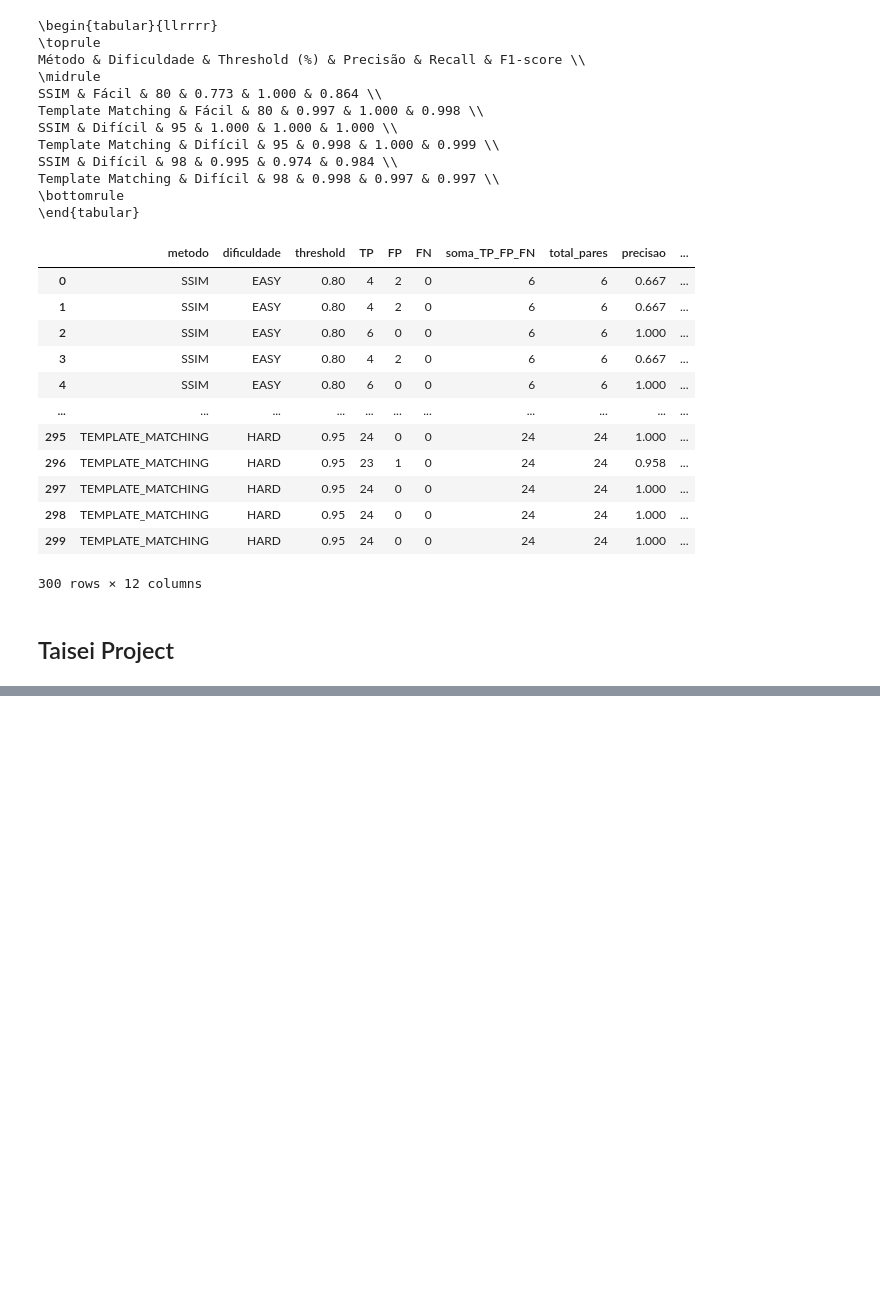
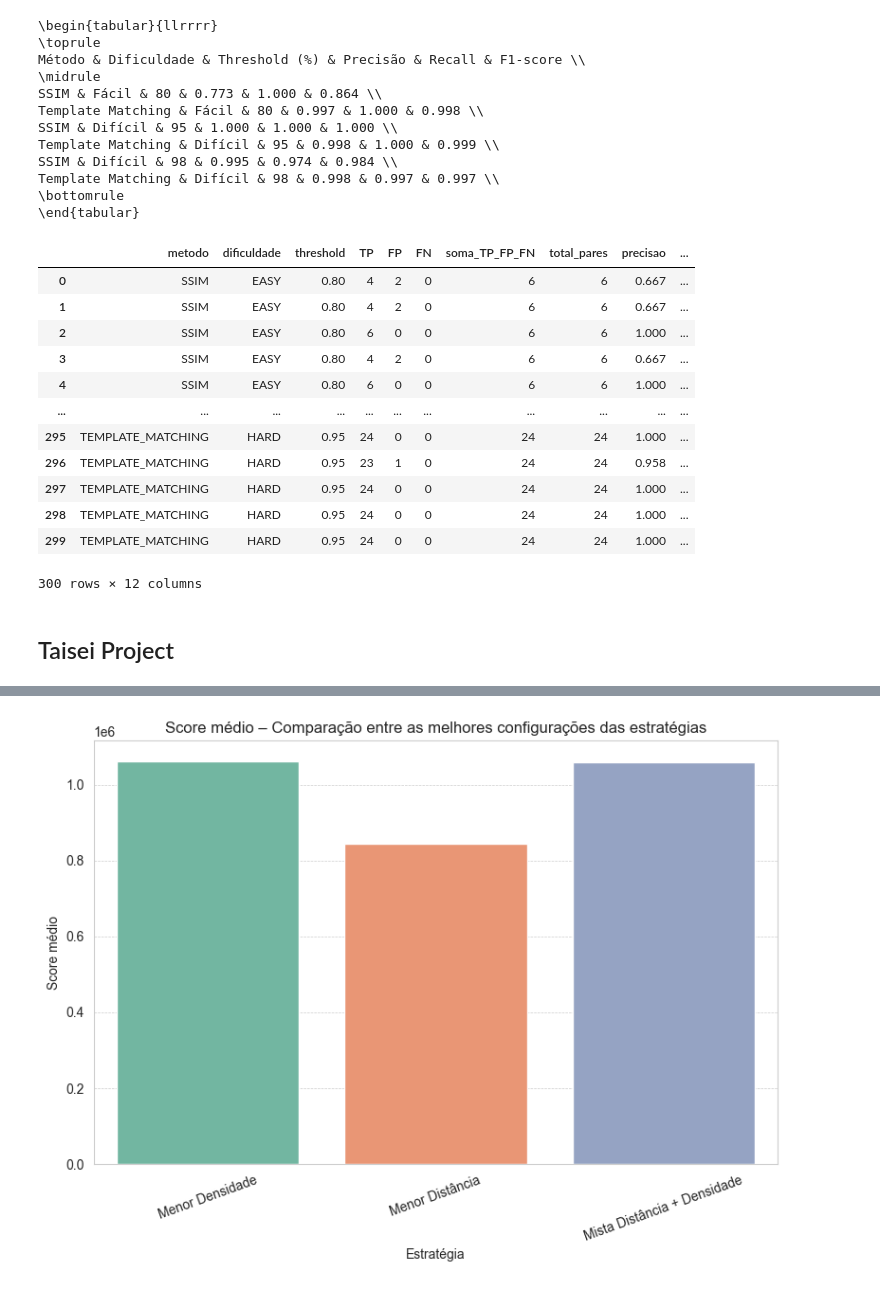
Before and after one commit to LiloMarino/GameBots, a Jupyter notebook: estatisticas.ipynb, the cells around one changed output, grey strips where cells are left out. Drawn from its saved outputs; the diff is of its cells as text; code cells hidden in the pictures; blank space fills up the shorter version.

Commit message:
feat(taiseiproject): :sparkles: Adicionado gráficos das melhores configs

```diff
--- a/estatisticas.ipynb
+++ b/estatisticas.ipynb
@@ -1136,3 +1136,82 @@ Travel Time (multiplicador) & Mínimo & Máximo & Média & Desvio Padrão \\
 \bottomrule
 \end{tabular}
 ... (6 outputs left out)
+# %%
+import pandas as pd
+import matplotlib.pyplot as plt
+import seaborn as sns
+from pathlib import Path
+# -------------------------------
+# Carrega o novo dataframe
+# -------------------------------
+RESULTS_DIR = Path("resultados")
+df_raw = pd.read_parquet(RESULTS_DIR / 'resultados_dodge_best.parquet')
+
+# Pré-processamento: nomes legíveis e multiplicadores
+NOMES_STRATEGY = {
+    "MIX_DISTANCIA_DENSIDADE": "Mista Distância + Densidade",
+    "MENOR_DISTANCIA": "Menor Distância",
+    "MENOR_DENSIDADE": "Menor Densidade",
+}
+df_raw["strategy_legivel"] = df_raw["strategy"].map(NOMES_STRATEGY).fillna(df_raw["strategy"])
+df_raw["bomb_legivel"] = df_raw["bomb"].map({True: "Sim", False: "Não"})
+df_raw["travel_time_rel"] = df_raw["travel_time"].apply(lambda x: f"{x:.2f}x")
+df_raw["cell_size_rel"] = df_raw["cell_size"].apply(lambda x: f"{x:.2f}x")
+
+# -------------------------------
+# Agrupa dados (já feito no seu comentário, mas refazemos por segurança)
+# -------------------------------
+df_plot = df_raw.groupby(
+    ["strategy_legivel", "travel_time", "bomb", "cell_size"], observed=False
+).agg(
+    score_min=('score', 'min'),
+    score_max=('score', 'max'),
+    score_mean=('score', 'mean'),
+    score_std=('score', 'std')
+).reset_index()
+
+# -------------------------------
+# Gráfico: Comparação das estratégias
+# -------------------------------
+sns.set_style("whitegrid")
+plt.figure(figsize=(8, 6))
+
+# Considerando score médio
+sns.barplot(
+    data=df_plot,
+    x="strategy_legivel",
+    y="score_mean",
+    palette="Set2",
+    hue="strategy_legivel",
+    errorbar=None,
+)
+
+plt.title("Score médio – Comparação entre as melhores configurações das estratégias")
+plt.xlabel("Estratégia")
+plt.ylabel("Score médio")
+plt.xticks(rotation=20)
+plt.grid(axis="y", linestyle="--", linewidth=0.5)
+plt.tight_layout()
+plt.show()
+
+# -------------------------------
+# Tabela de métricas agregadas
+# -------------------------------
+tabela_strategies = df_plot[["strategy_legivel", "score_min", "score_max", "score_mean", "score_std"]].copy()
+tabela_strategies = tabela_strategies.rename(columns={
+    "strategy_legivel": "Estratégia",
+    "score_min": "Mínimo",
+    "score_max": "Máximo",
+    "score_mean": "Média",
+    "score_std": "Desvio Padrão"
+})
+
+display(tabela_strategies.style.format("{:.2f}", subset=["Mínimo", "Máximo", "Média", "Desvio Padrão"]))
+
+# -------------------------------
+# Tabela LaTeX
+# -------------------------------
+print("\nLaTeX (comparação entre estratégias):")
+print(tabela_strategies.to_latex(index=False, float_format="%.2f"))
+# %% [output]
+[figure, added]
```
Also changed, not shown: parts of 2 cells of this notebook.
